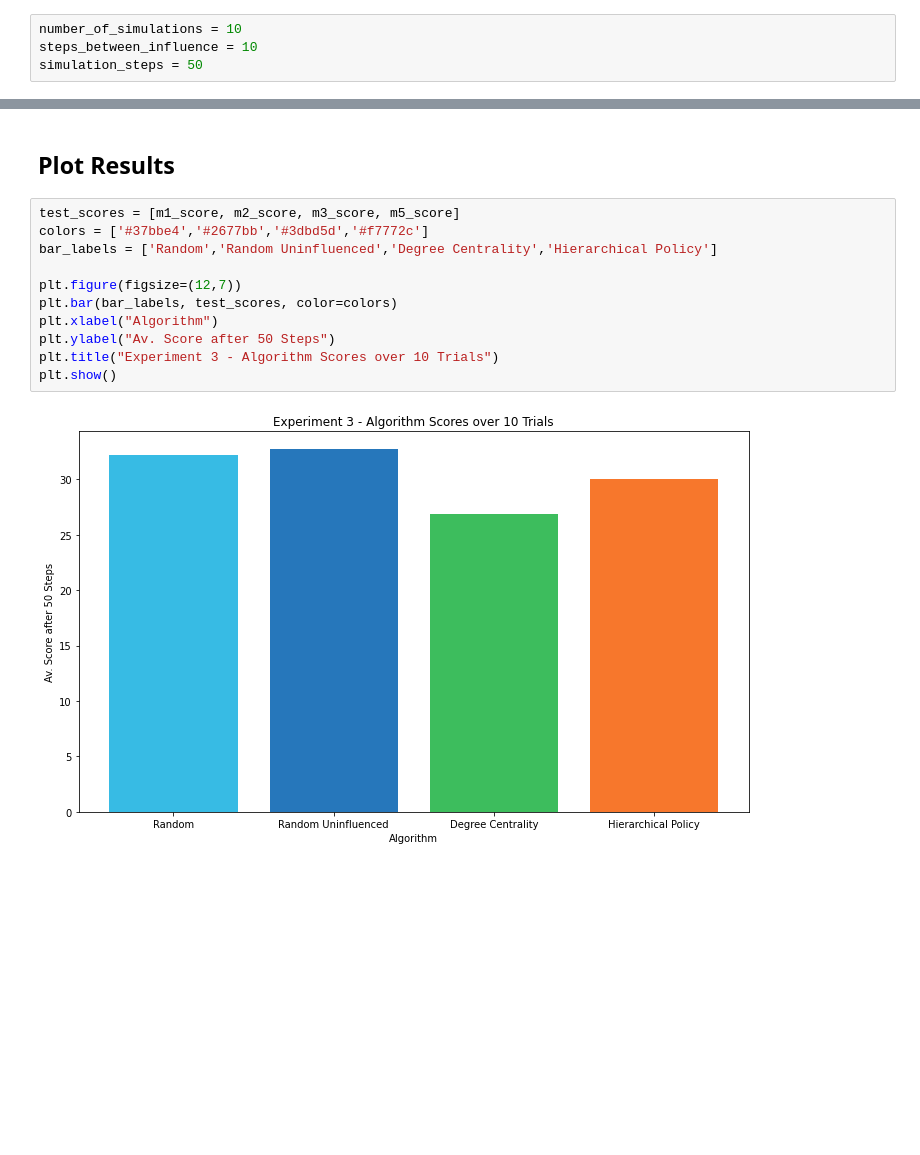
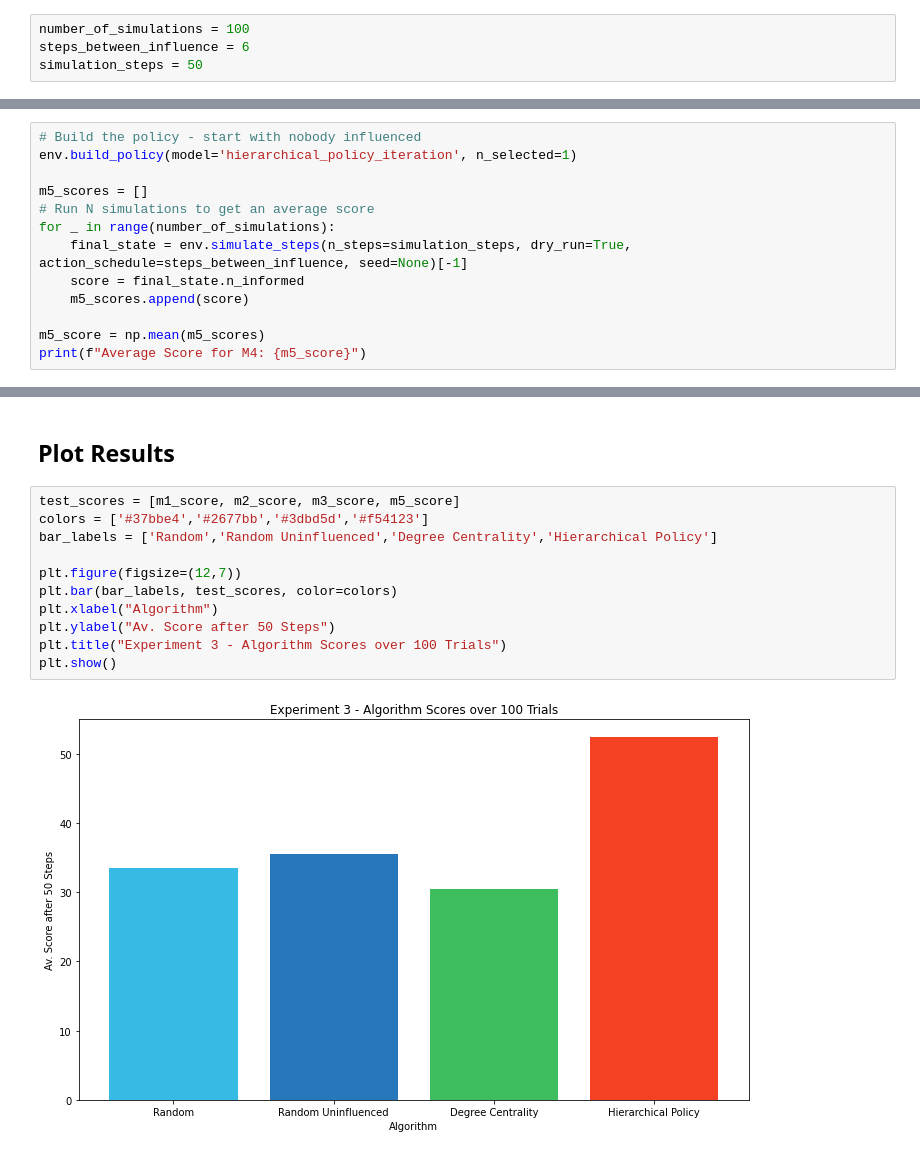
Before and after one commit to gpestre/CS182-final-project, a Jupyter notebook: notebooks/experiment_3.ipynb, the cells around one changed output, grey strips where cells are left out. Saved outputs shown, nothing was run; the diff lists cells and outputs as text; blank space fills up the shorter version.

```diff
--- a/notebooks/experiment_3.ipynb
+++ b/notebooks/experiment_3.ipynb
@@ -79,8 +79,8 @@ Specialty list: [48, 32, 32, 154, 58, 34, 47, 39, 9]
 # %% [markdown]
 ### Set up Simulation Parameters
 # %%
-number_of_simulations = 10
-steps_between_influence = 10
+number_of_simulations = 100
+steps_between_influence = 6
 simulation_steps = 50
 # %% [markdown]
 ### Method 1 - Totally Random Choice
@@ -158,0 +156,13 @@ m5_score = 30
+# %%
+# Build the policy - start with nobody influenced
+env.build_policy(model='hierarchical_policy_iteration', n_selected=1)
+
+m5_scores = []
+# Run N simulations to get an average score
+for _ in range(number_of_simulations):
+    final_state = env.simulate_steps(n_steps=simulation_steps, dry_run=True, action_schedule=steps_between_influence, seed=None)[-1]
+    score = final_state.n_informed
+    m5_scores.append(score)
+
+m5_score = np.mean(m5_scores)
+print(f"Average Score for M4: {m5_score}")
@@ -160,14 +188,14 @@ m5_score = 30
 ## Plot Results
 # %%
 test_scores = [m1_score, m2_score, m3_score, m5_score]
-colors = ['#37bbe4','#2677bb','#3dbd5d','#f7772c']
+colors = ['#37bbe4','#2677bb','#3dbd5d','#f54123']
 bar_labels = ['Random','Random Uninfluenced','Degree Centrality','Hierarchical Policy']
 
 plt.figure(figsize=(12,7))
 plt.bar(bar_labels, test_scores, color=colors)
 plt.xlabel("Algorithm")
 plt.ylabel("Av. Score after 50 Steps")
-plt.title("Experiment 3 - Algorithm Scores over 10 Trials")
+plt.title("Experiment 3 - Algorithm Scores over 100 Trials")
 plt.show()
 # %% [output]
-[figure, old version]
+[figure, new version]
```
Also changed, not shown: parts of 7 cells of this notebook, 3 other files.
